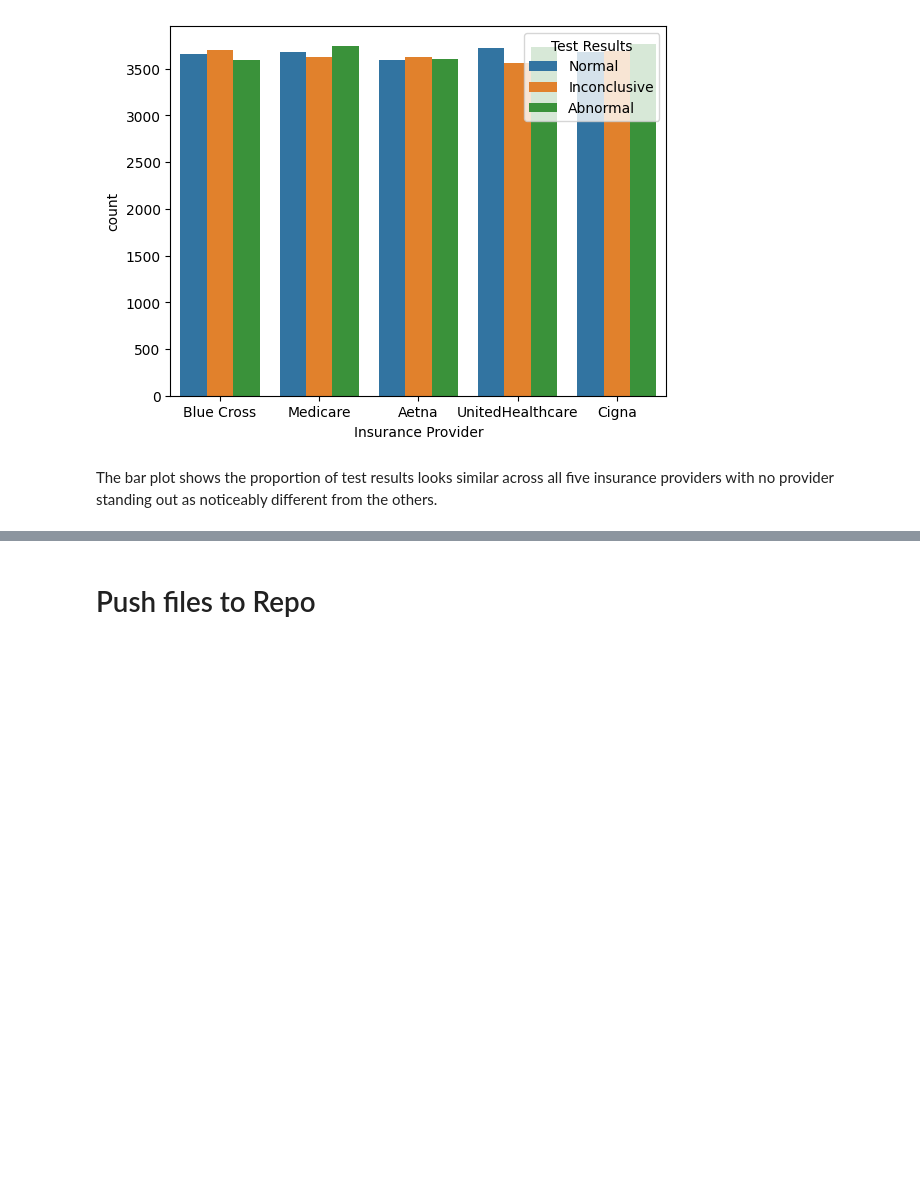
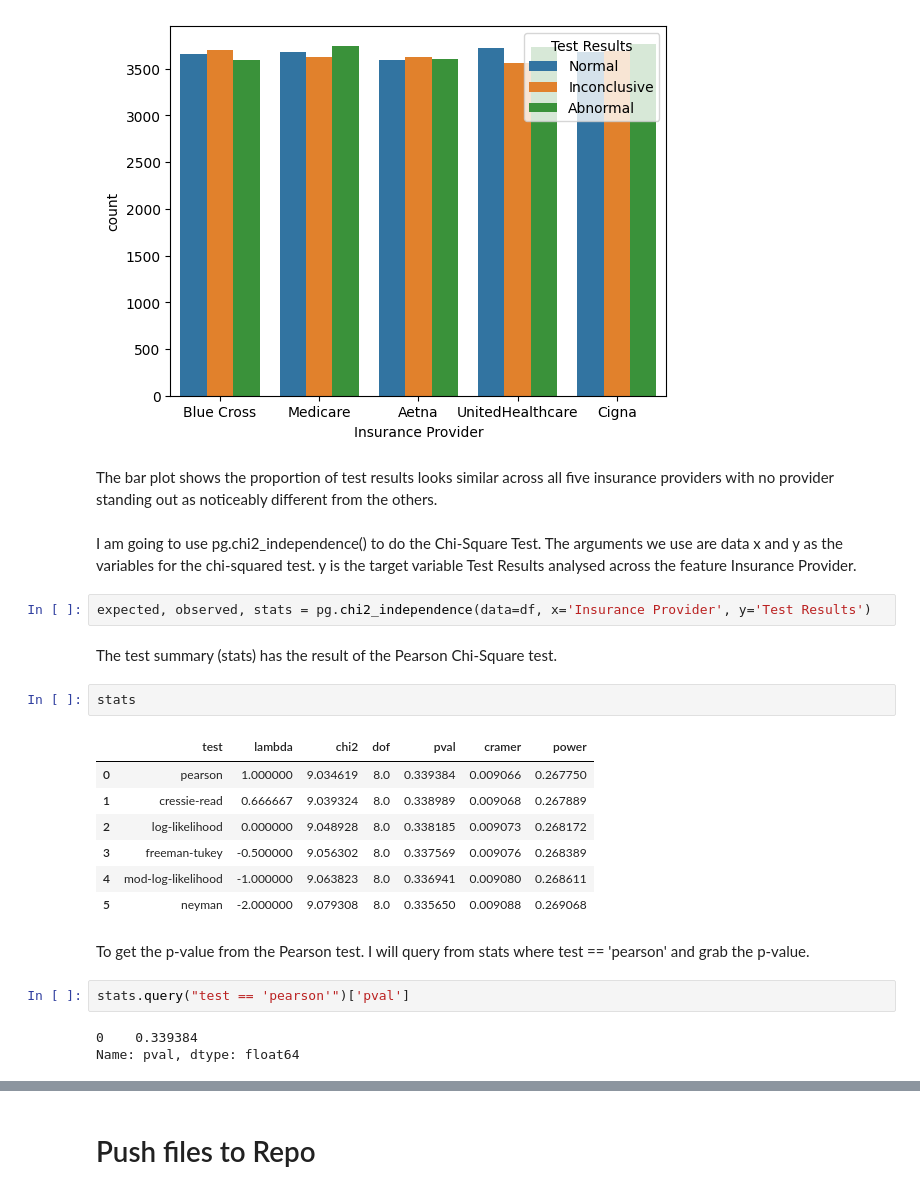
Before and after one commit to navmann99/Healthcare_Analysis, a Jupyter notebook: jupyter_notebooks/02-EDAHypothesisTesting.ipynb, the cells around one changed output, grey strips where cells are left out. Cells and saved outputs as stored; diff of their text form; blank space fills up the shorter version.

Commit message:
h2 chi squared test complete

```diff
--- a/jupyter_notebooks/02-EDAHypothesisTesting.ipynb
+++ b/jupyter_notebooks/02-EDAHypothesisTesting.ipynb
@@ -181,3 +181,26 @@ plt.show()
 [figure]
 # %% [markdown]
 The bar plot shows the proportion of test results looks similar across all five insurance providers with no provider standing out as noticeably different from the others.
+# %% [markdown]
+I am going to use pg.chi2_independence() to do the Chi-Square Test. The arguments we use are data x and y as the variables for the chi-squared test. y is the target variable Test Results analysed across the feature Insurance Provider.
+# %%
+expected, observed, stats = pg.chi2_independence(data=df, x='Insurance Provider', y='Test Results')
+# %% [markdown]
+The test summary (stats) has the result of the Pearson Chi-Square test.
+# %%
+stats
+# %% [output]
+|  | test | lambda | chi2 | dof | pval | cramer | power |
+| 0 | pearson | 1.000000 | 9.034619 | 8.0 | 0.339384 | 0.009066 | 0.267750 |
+| 1 | cressie-read | 0.666667 | 9.039324 | 8.0 | 0.338989 | 0.009068 | 0.267889 |
+| 2 | log-likelihood | 0.000000 | 9.048928 | 8.0 | 0.338185 | 0.009073 | 0.268172 |
+| 3 | freeman-tukey | -0.500000 | 9.056302 | 8.0 | 0.337569 | 0.009076 | 0.268389 |
+| 4 | mod-log-likelihood | -1.000000 | 9.063823 | 8.0 | 0.336941 | 0.009080 | 0.268611 |
+| 5 | neyman | -2.000000 | 9.079308 | 8.0 | 0.335650 | 0.009088 | 0.269068 |
+# %% [markdown]
+To get the p-value from the Pearson test. I will query from stats where test == 'pearson' and grab the p-value.
+# %%
+stats.query("test == 'pearson'")['pval']
+# %% [output]
+0    0.339384
+Name: pval, dtype: float64
```
Also changed, not shown: parts of 1 cell of this notebook.
